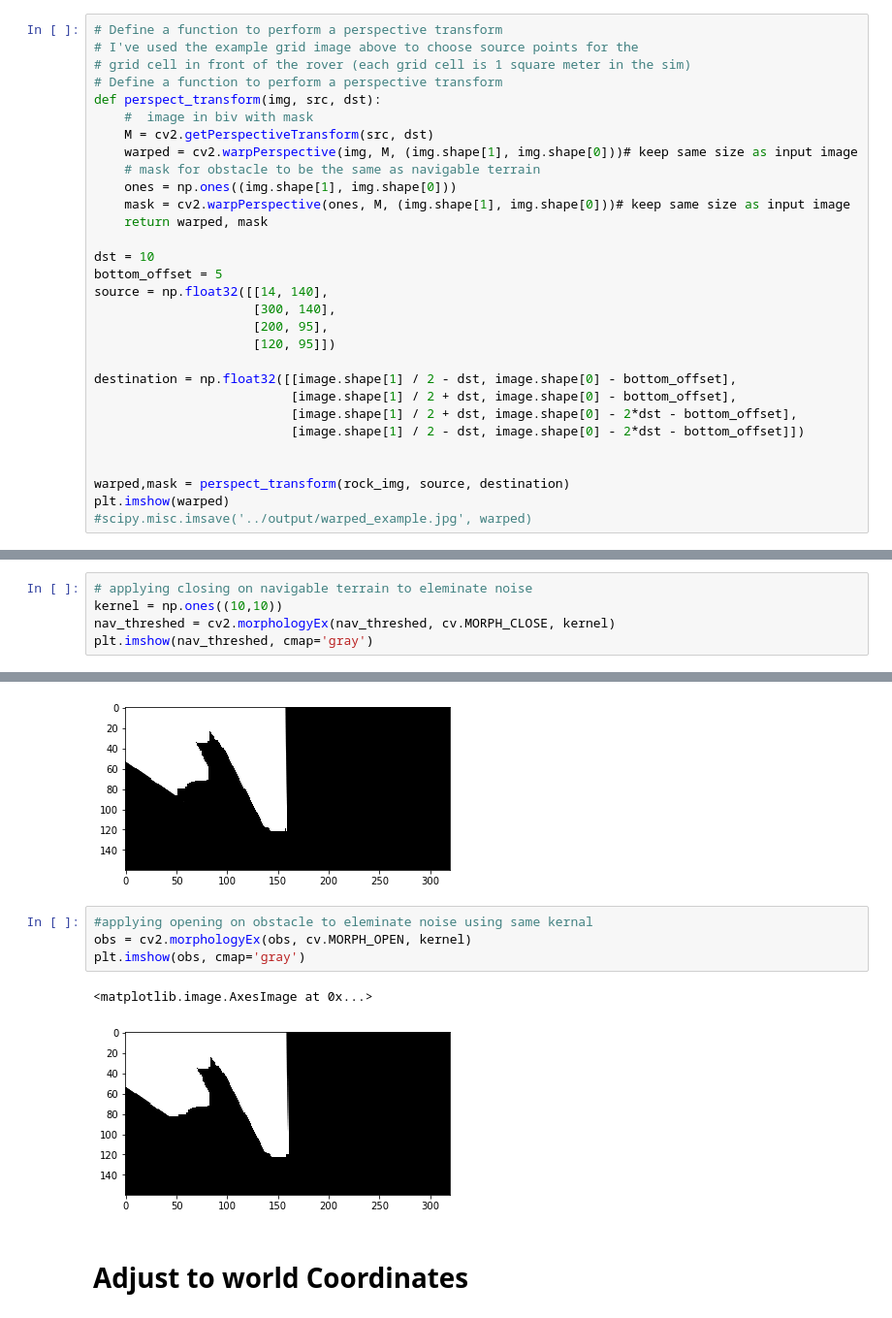
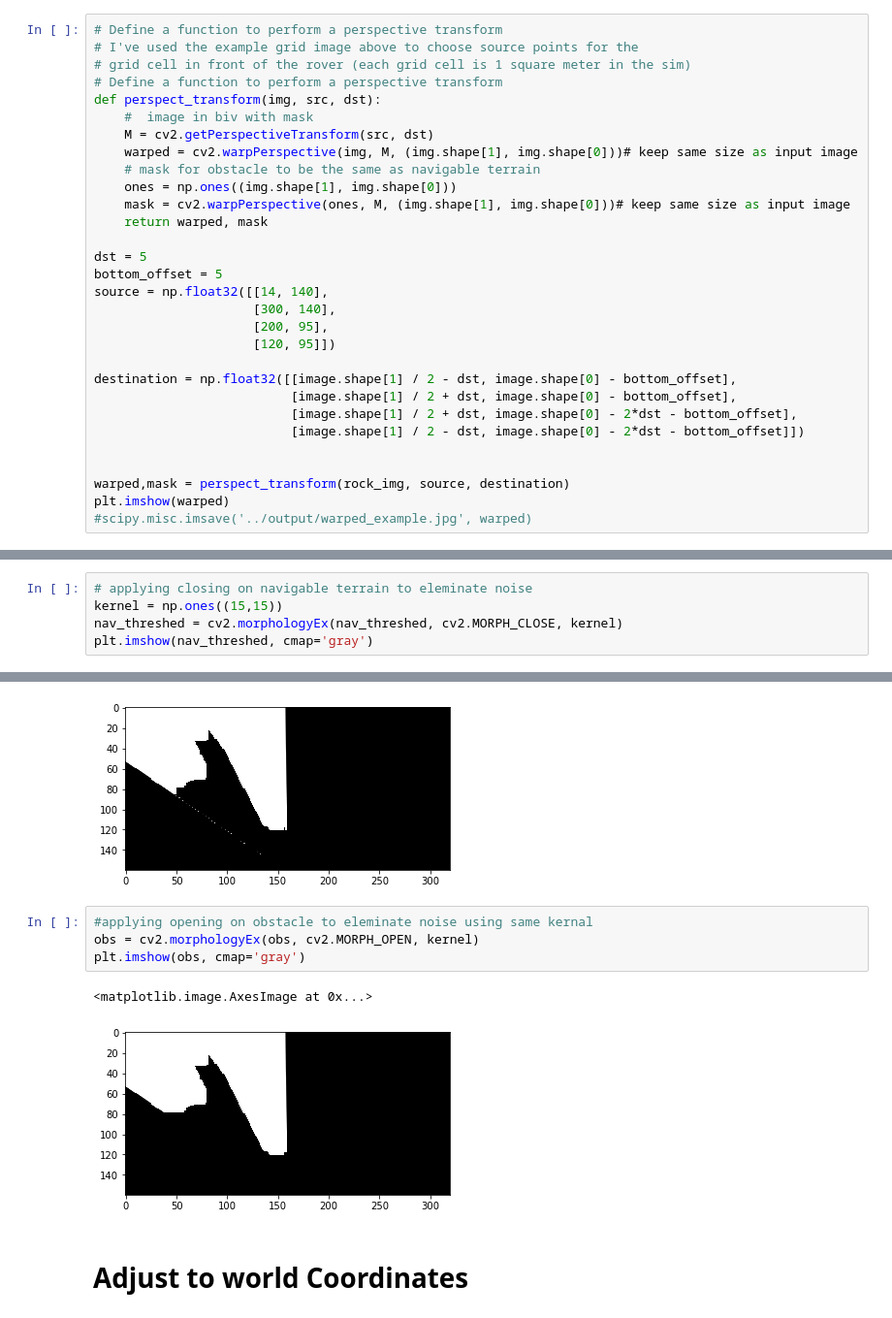
Before and after one commit to Nour-Osama/NASA-Mars-Autonomous-Rover-Simulation, a Jupyter notebook: Project Pipeline and visualisations.ipynb, the cells around one changed output, grey strips where cells are left out. Shown at 97% size. Drawn from its saved outputs; the diff is of its cells as text.

```diff
--- a/Project Pipeline and visualisations.ipynb
+++ b/Project Pipeline and visualisations.ipynb
@@ -66,7 +66,7 @@ def perspect_transform(img, src, dst):
     mask = cv2.warpPerspective(ones, M, (img.shape[1], img.shape[0]))# keep same size as input image
     return warped, mask
 
-dst = 10
+dst = 5
 bottom_offset = 5
 source = np.float32([[14, 140],
                      [300, 140],
@@ -116,8 +121,8 @@ plt.imshow(nav_threshed, cmap='gray')
 [figure]
 # %%
 # applying closing on navigable terrain to eleminate noise
-kernel = np.ones((10,10))
-nav_threshed = cv2.morphologyEx(nav_threshed, cv.MORPH_CLOSE, kernel)
+kernel = np.ones((15,15))
+nav_threshed = cv2.morphologyEx(nav_threshed, cv2.MORPH_CLOSE, kernel)
 plt.imshow(nav_threshed, cmap='gray')
 # %% [output]
 <matplotlib.image.AxesImage at 0x...>
@@ -146,11 +151,11 @@ plt.imshow(obs, cmap='gray')
 [figure]
 # %%
 #applying opening on obstacle to eleminate noise using same kernal
-obs = cv2.morphologyEx(obs, cv.MORPH_OPEN, kernel)
+obs = cv2.morphologyEx(obs, cv2.MORPH_OPEN, kernel)
 plt.imshow(obs, cmap='gray')
 # %% [output]
 <matplotlib.image.AxesImage at 0x...>
-[figure, old version]
+[figure, new version]
 # %% [markdown]
 # Adjust to world Coordinates
 # %% [markdown]
```
Also changed, not shown: parts of 26 cells of this notebook, 3 other files.
